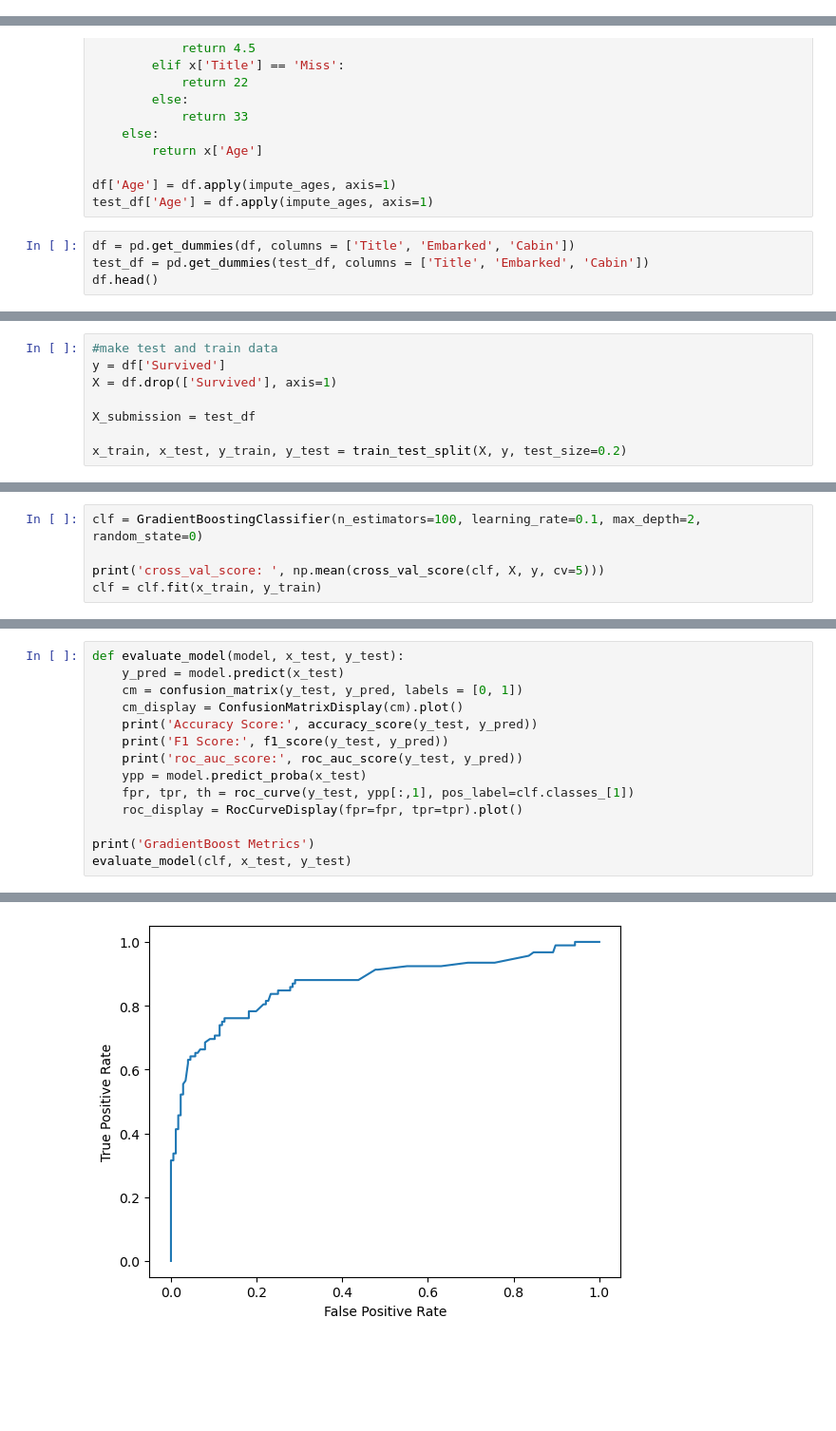
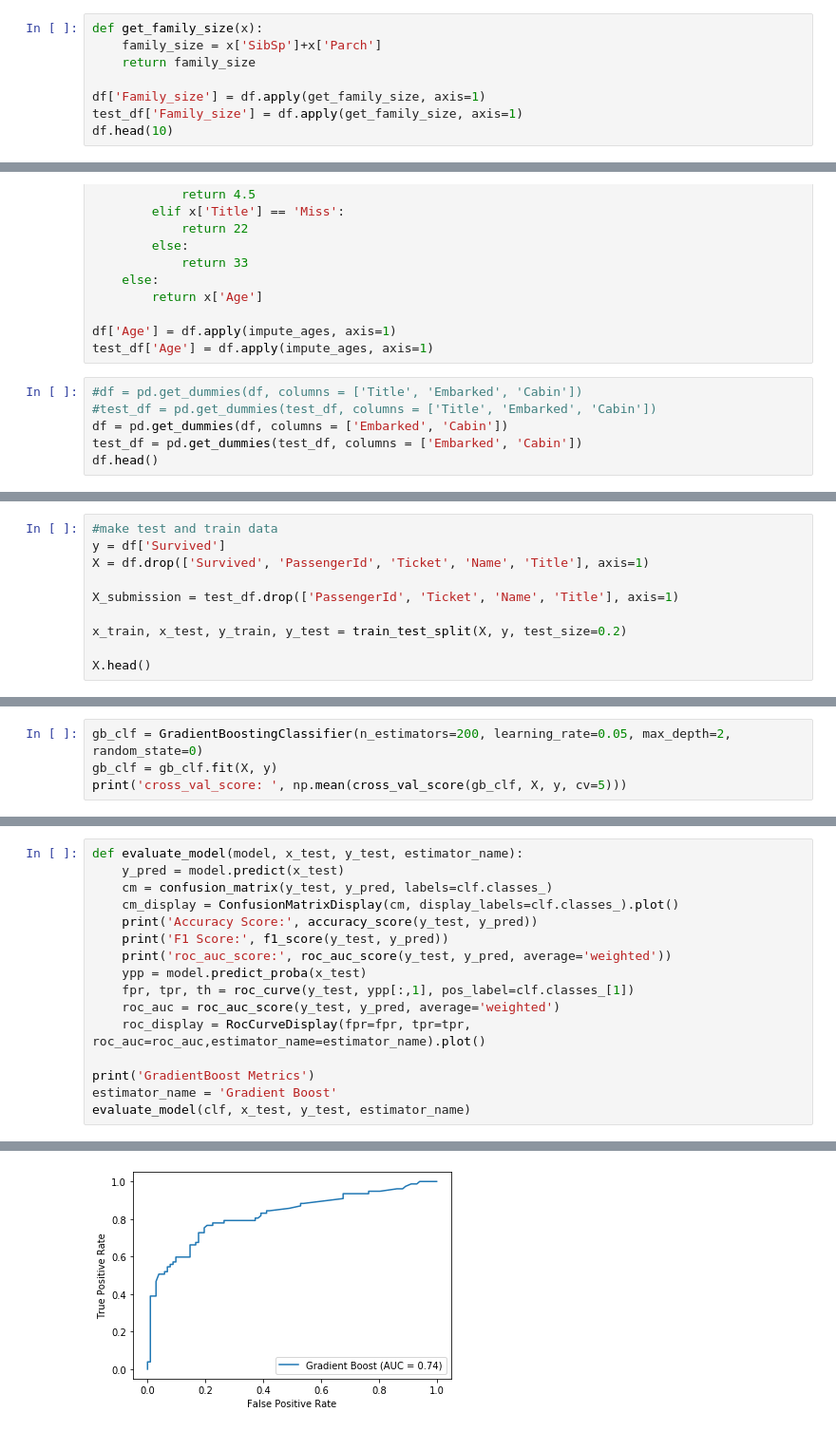
Before and after one commit to sgreene30/supervisedML_final, a Jupyter notebook: Titanic.ipynb, the cells around one changed output, grey strips where cells are left out. Shown: that part at 95% size. Cells and saved outputs as stored; diff of their text form; blank space fills up the shorter version.

```diff
--- a/Titanic.ipynb
+++ b/Titanic.ipynb
@@ -40,3 +19,11 @@ S    644
 C    168
 Q     77
 Name: Embarked, dtype: int64
+# %%
+def get_family_size(x):
+    family_size = x['SibSp']+x['Parch']
+    return family_size
+
+df['Family_size'] = df.apply(get_family_size, axis=1)
+test_df['Family_size'] = df.apply(get_family_size, axis=1)
+df.head(10)
@@ -144,7 +143,9 @@ def impute_ages(x):
 df['Age'] = df.apply(impute_ages, axis=1)
 test_df['Age'] = df.apply(impute_ages, axis=1)
 # %%
-df = pd.get_dummies(df, columns = ['Title', 'Embarked', 'Cabin'])
-test_df = pd.get_dummies(test_df, columns = ['Title', 'Embarked', 'Cabin'])
+#df = pd.get_dummies(df, columns = ['Title', 'Embarked', 'Cabin'])
+#test_df = pd.get_dummies(test_df, columns = ['Title', 'Embarked', 'Cabin'])
+df = pd.get_dummies(df, columns = ['Embarked', 'Cabin'])
+test_df = pd.get_dummies(test_df, columns = ['Embarked', 'Cabin'])
 df.head()
 # %% [output]
@@ -192,8 +176,10 @@ df.head()
 # %%
 #make test and train data
 y = df['Survived']
-X = df.drop(['Survived'], axis=1)
+X = df.drop(['Survived', 'PassengerId', 'Ticket', 'Name', 'Title'], axis=1)
 
-X_submission = test_df
+X_submission = test_df.drop(['PassengerId', 'Ticket', 'Name', 'Title'], axis=1)
 
 x_train, x_test, y_train, y_test = train_test_split(X, y, test_size=0.2)
+
+X.head()
@@ -212,6 +205,5 @@ grid.best_params_
 # %%
-clf = GradientBoostingClassifier(n_estimators=100, learning_rate=0.1, max_depth=2, random_state=0)
-
-print('cross_val_score: ', np.mean(cross_val_score(clf, X, y, cv=5)))
-clf = clf.fit(x_train, y_train)
+gb_clf = GradientBoostingClassifier(n_estimators=200, learning_rate=0.05, max_depth=2, random_state=0)
+gb_clf = gb_clf.fit(X, y)
+print('cross_val_score: ', np.mean(cross_val_score(gb_clf, X, y, cv=5)))
 # %% [output]
@@ -225,16 +222,18 @@ cross_val_score:  0.8282970309459545
 # %%
-def evaluate_model(model, x_test, y_test):
+def evaluate_model(model, x_test, y_test, estimator_name):
     y_pred = model.predict(x_test)
-    cm = confusion_matrix(y_test, y_pred, labels = [0, 1])
-    cm_display = ConfusionMatrixDisplay(cm).plot()
+    cm = confusion_matrix(y_test, y_pred, labels=clf.classes_)
+    cm_display = ConfusionMatrixDisplay(cm, display_labels=clf.classes_).plot()
     print('Accuracy Score:', accuracy_score(y_test, y_pred))
     print('F1 Score:', f1_score(y_test, y_pred))
-    print('roc_auc_score:', roc_auc_score(y_test, y_pred))
+    print('roc_auc_score:', roc_auc_score(y_test, y_pred, average='weighted'))
     ypp = model.predict_proba(x_test)
     fpr, tpr, th = roc_curve(y_test, ypp[:,1], pos_label=clf.classes_[1])
-    roc_display = RocCurveDisplay(fpr=fpr, tpr=tpr).plot()
+    roc_auc = roc_auc_score(y_test, y_pred, average='weighted')
+    roc_display = RocCurveDisplay(fpr=fpr, tpr=tpr, roc_auc=roc_auc,estimator_name=estimator_name).plot()
 
 print('GradientBoost Metrics')
-evaluate_model(clf, x_test, y_test)
+estimator_name = 'Gradient Boost'
+evaluate_model(clf, x_test, y_test, estimator_name)
 # %% [output]
 GradientBoost Metrics
@@ -245,3 +244,3 @@ roc_auc_score: 0.7992835968379447
-[figure, old version]
+[figure, new version]
 # %%
 print('Logistic Regression Metrics')
```
Also changed, not shown: parts of 16 cells of this notebook, 3 other files.
